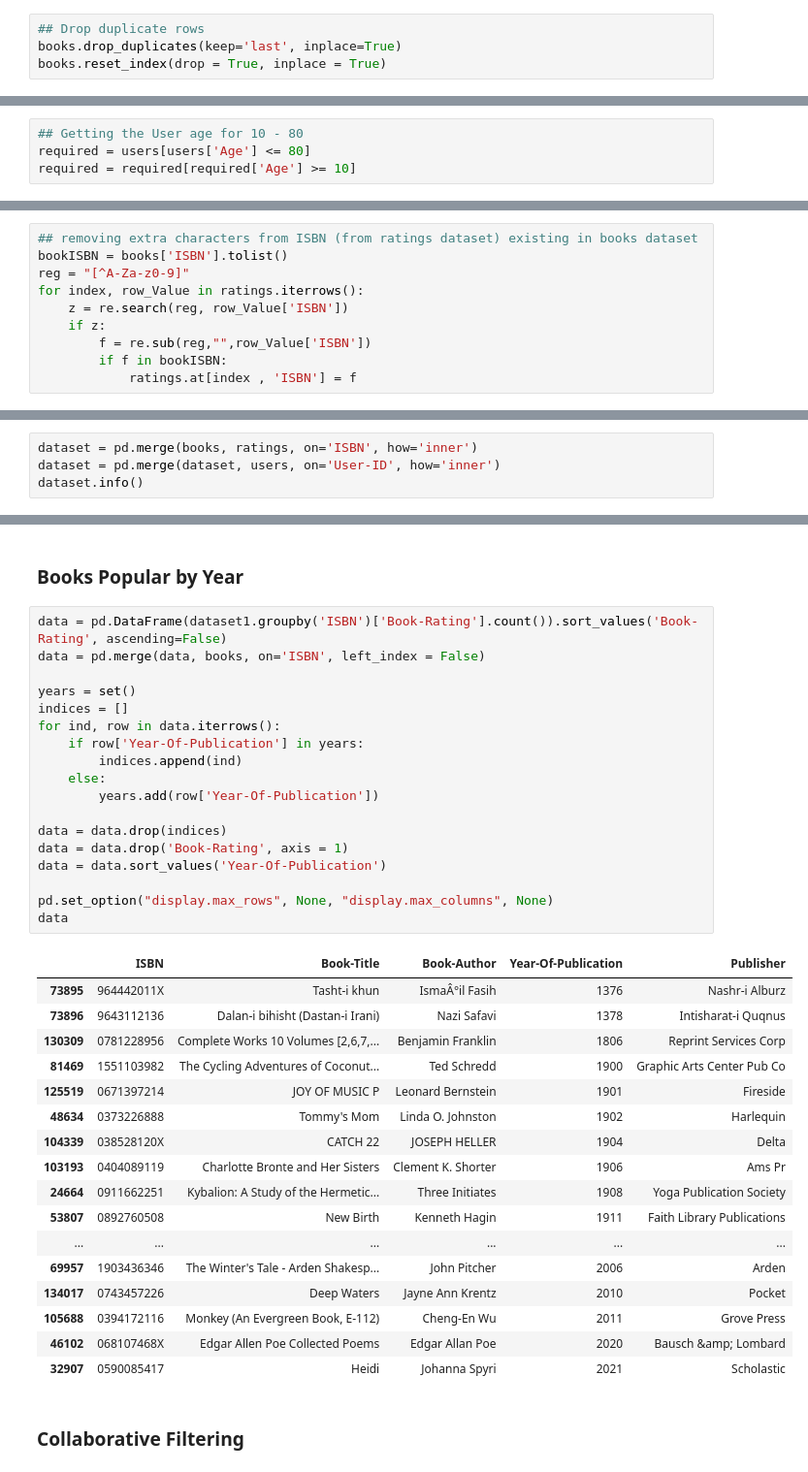
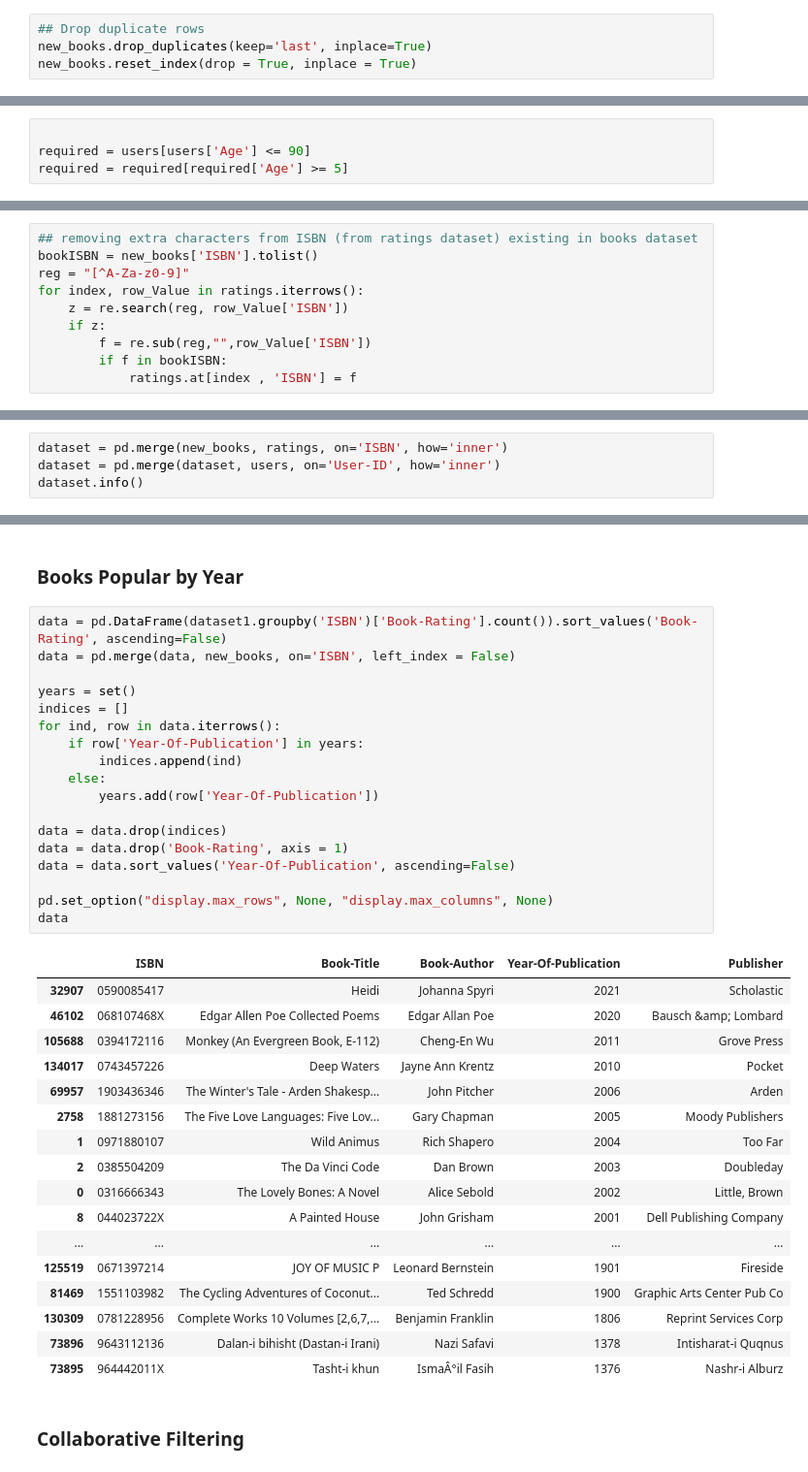
Before and after one commit to MadhaviRockandla/Passion-Project-Book-Recommendations, a Jupyter notebook: BRS.ipynb, the cells around one changed output, grey strips where cells are left out. Shown at 97% size. Saved outputs shown, nothing was run; the diff lists cells and outputs as text.

```diff
--- a/BRS.ipynb
+++ b/BRS.ipynb
@@ -195,5 +267,5 @@ books['ISBN'] = books['ISBN'].str.upper()
 # %%
 ## Drop duplicate rows
-books.drop_duplicates(keep='last', inplace=True)
-books.reset_index(drop = True, inplace = True)
+new_books.drop_duplicates(keep='last', inplace=True)
+new_books.reset_index(drop = True, inplace = True)
 # %%
@@ -248,7 +328,7 @@ print(sorted(list(users['Age'].unique())))
 # %% [output]
 [nan, 0.0, 1.0, 2.0, 3.0, 4.0, 5.0, 6.0, 7.0, 8.0, 9.0, 10.0, 11.0, 12.0, 13.0, 14.0, 15.0, 16.0, 17.0, 18.0, 19.0, 20.0, 21.0, 22.0, 23.0, 24.0, 25.0, 26.0, 27.0, 28.0, 29.0, 30.0, 31.0, 32.0, 33.0,  ...
 # %%
-## Getting the User age for 10 - 80
-required = users[users['Age'] <= 80]
-required = required[required['Age'] >= 10]
+
+required = users[users['Age'] <= 90]
+required = required[required['Age'] >= 5]
 # %%
@@ -427,7 +515,7 @@ else:
 False
 # %%
 ## removing extra characters from ISBN (from ratings dataset) existing in books dataset
-bookISBN = books['ISBN'].tolist()
+bookISBN = new_books['ISBN'].tolist()
 reg = "[^A-Za-z0-9]"
 for index, row_Value in ratings.iterrows():
     z = re.search(reg, row_Value['ISBN'])
@@ -485,7 +573,7 @@ ratings
 # %% [markdown]
 ### Merging Books, Users, Ratings table
 # %%
-dataset = pd.merge(books, ratings, on='ISBN', how='inner')
+dataset = pd.merge(new_books, ratings, on='ISBN', how='inner')
 dataset = pd.merge(dataset, users, on='User-ID', how='inner')
 dataset.info()
 # %% [output]
@@ -771,39 +891,39 @@ Invalid Book Name!!
 ### Books Popular by Year
 # %%
 data = pd.DataFrame(dataset1.groupby('ISBN')['Book-Rating'].count()).sort_values('Book-Rating', ascending=False)
-data = pd.merge(data, books, on='ISBN', left_index = False)
+data = pd.merge(data, new_books, on='ISBN', left_index = False)
 
 years = set()
 indices = []
 for ind, row in data.iterrows():
     if row['Year-Of-Publication'] in years:
         indices.append(ind)
     else:
         years.add(row['Year-Of-Publication'])
 
 data = data.drop(indices)
 data = data.drop('Book-Rating', axis = 1)
-data = data.sort_values('Year-Of-Publication')
+data = data.sort_values('Year-Of-Publication', ascending=False)
 
 pd.set_option("display.max_rows", None, "display.max_columns", None)
 data
 # %% [output]
 |  | ISBN | Book-Title | Book-Author | Year-Of-Publication | Publisher |
+| 32907 | 0590085417 | Heidi | Johanna Spyri | 2021 | Scholastic |
+| 46102 | 068107468X | Edgar Allen Poe Collected Poems | Edgar Allan Poe | 2020 | Bausch &amp; Lombard |
+| 105688 | 0394172116 | Monkey (An Evergreen Book, E-112) | Cheng-En Wu | 2011 | Grove Press |
+| 134017 | 0743457226 | Deep Waters | Jayne Ann Krentz | 2010 | Pocket |
+| 69957 | 1903436346 | The Winter's Tale - Arden Shakesp... | John Pitcher | 2006 | Arden |
+| 2758 | 1881273156 | The Five Love Languages: Five Lov... | Gary Chapman | 2005 | Moody Publishers |
+| 1 | 0971880107 | Wild Animus | Rich Shapero | 2004 | Too Far |
+| 2 | 0385504209 | The Da Vinci Code | Dan Brown | 2003 | Doubleday |
+| 0 | 0316666343 | The Lovely Bones: A Novel | Alice Sebold | 2002 | Little, Brown |
+| 8 | 044023722X | A Painted House | John Grisham | 2001 | Dell Publishing Company |
+| ... | ... | ... | ... | ... | ... |
+| 125519 | 0671397214 | JOY OF MUSIC P | Leonard Bernstein | 1901 | Fireside |
+| 81469 | 1551103982 | The Cycling Adventures of Coconut... | Ted Schredd | 1900 | Graphic Arts Center Pub Co |
+| 130309 | 0781228956 | Complete Works 10 Volumes [2,6,7,... | Benjamin Franklin | 1806 | Reprint Services Corp |
+| 73896 | 9643112136 | Dalan-i bihisht (Dastan-i Irani) | Nazi Safavi | 1378 | Intisharat-i Quqnus |
 | 73895 | 964442011X | Tasht-i khun | IsmaÂ°il Fasih | 1376 | Nashr-i Alburz |
-| 73896 | 9643112136 | Dalan-i bihisht (Dastan-i Irani) | Nazi Safavi | 1378 | Intisharat-i Quqnus |
-| 130309 | 0781228956 | Complete Works 10 Volumes [2,6,7,... | Benjamin Franklin | 1806 | Reprint Services Corp |
-| 81469 | 1551103982 | The Cycling Adventures of Coconut... | Ted Schredd | 1900 | Graphic Arts Center Pub Co |
-| 125519 | 0671397214 | JOY OF MUSIC P | Leonard Bernstein | 1901 | Fireside |
-| 48634 | 0373226888 | Tommy's Mom | Linda O. Johnston | 1902 | Harlequin |
-| 104339 | 038528120X | CATCH 22 | JOSEPH HELLER | 1904 | Delta |
-| 103193 | 0404089119 | Charlotte Bronte and Her Sisters | Clement K. Shorter | 1906 | Ams Pr |
-| 24664 | 0911662251 | Kybalion: A Study of the Hermetic... | Three Initiates | 1908 | Yoga Publication Society |
-| 53807 | 0892760508 | New Birth | Kenneth Hagin | 1911 | Faith Library Publications |
-| ... | ... | ... | ... | ... | ... |
-| 69957 | 1903436346 | The Winter's Tale - Arden Shakesp... | John Pitcher | 2006 | Arden |
-| 134017 | 0743457226 | Deep Waters | Jayne Ann Krentz | 2010 | Pocket |
-| 105688 | 0394172116 | Monkey (An Evergreen Book, E-112) | Cheng-En Wu | 2011 | Grove Press |
-| 46102 | 068107468X | Edgar Allen Poe Collected Poems | Edgar Allan Poe | 2020 | Bausch &amp; Lombard |
-| 32907 | 0590085417 | Heidi | Johanna Spyri | 2021 | Scholastic |
 # %% [markdown]
 ###  Collaborative Filtering
```
Also changed, not shown: parts of 71 cells of this notebook, 44 other files.
